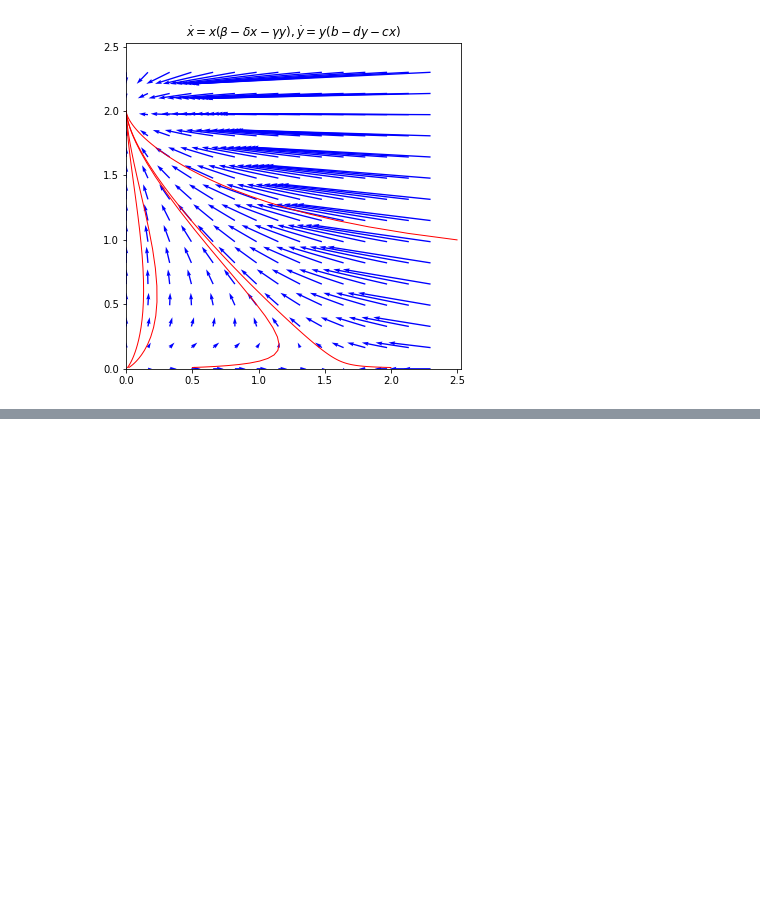
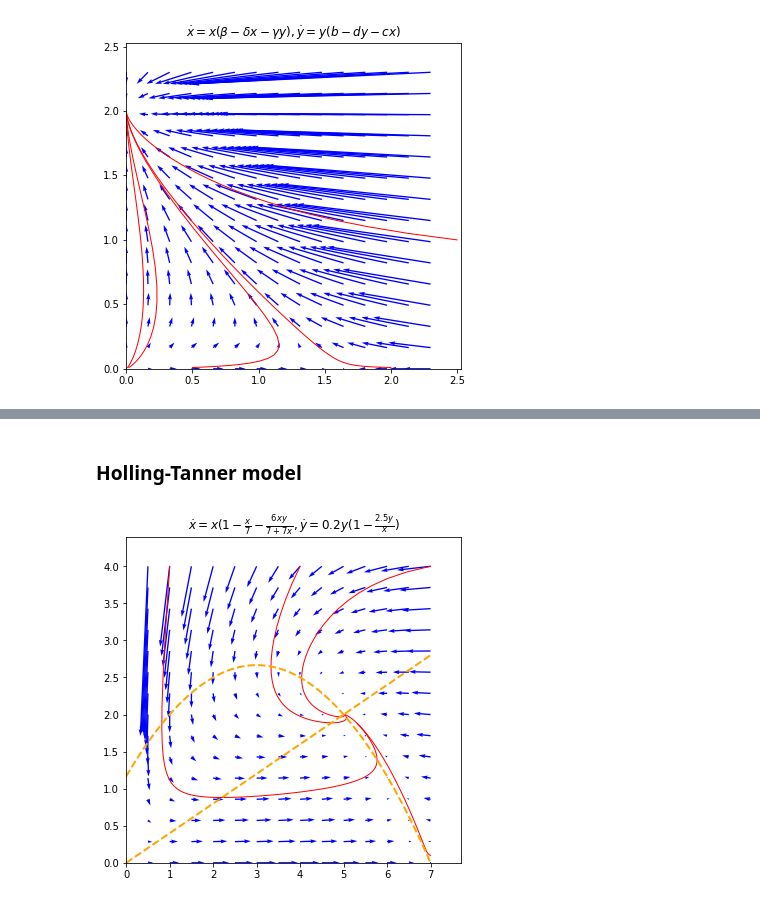
Before and after one commit to koulakis/dynamical-systems, a Jupyter notebook: 04_interacting-species.ipynb, the cells around one changed output, grey strips where cells are left out. Drawn from its saved outputs; the diff is of its cells as text; code cells hidden in the pictures; blank space fills up the shorter version.

```diff
--- a/04_interacting-species.ipynb
+++ b/04_interacting-species.ipynb
@@ -145,0 +188,35 @@ plt.show()
+# %% [markdown]
+### Holling-Tanner model
+# %%
+xlim = (0, 7)
+ylim = (0, 4)
+
+def dx_dt(N):
+    def result(x, t):
+        return [x[0]*(1 - x[0] / 7) - 6*x[0]*x[1]/(7 + 7*x[0]), 0.2*x[1]*(1 - N*x[1]/x[0])]
+
+    return result
+
+plt.figure(figsize=(6, 6))
+plt.title('$\\dot{x} = x(1 - \\frac{x}{7} - \\frac{6xy}{7 + 7x}, \\dot{y} = 0.2y(1 - \\frac{2.5y}{x})$')
+
+plot_traj([7, 0.1], dx_dt(2.5), fw=30, bw=0)
+plot_traj([1, 4], dx_dt(2.5), fw=15, bw=0)
+plot_traj([4, 4], dx_dt(2.5), fw=20, bw=0)
+plot_traj([7, 4], dx_dt(2.5), fw=20, bw=0)
+
+plot_field(dx_dt(2.5), xlim, scale=30)
+
+x = np.linspace(0, 7, 100)
+y1 = 1/2.5*x
+y2 = (- x**2 + 6*x + 7) / 6
+
+plt.plot(x, y1, linestyle='--', color='orange', linewidth=2)
+plt.plot(x, y2, linestyle='--', color='orange', linewidth=2)
+
+plt.xlim(np.array(xlim) * 1.1)
+plt.ylim(np.array(ylim) * 1.1)
+
+plt.show()
+# %% [output]
+[figure, added]
```
Also changed, not shown: parts of 8 cells of this notebook.
